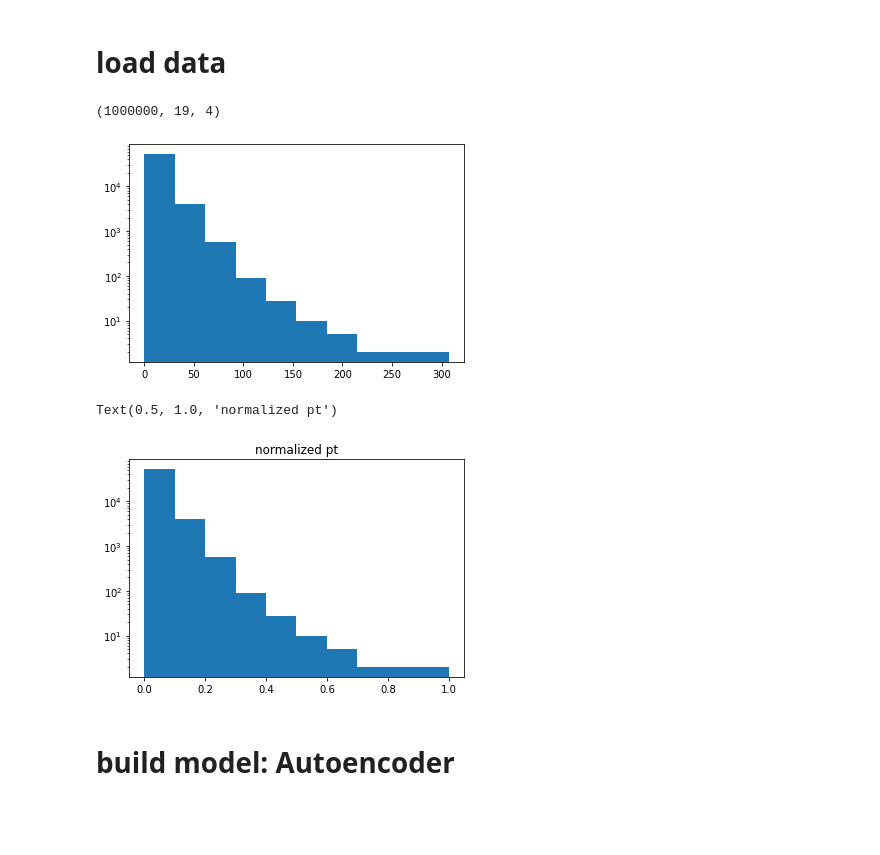
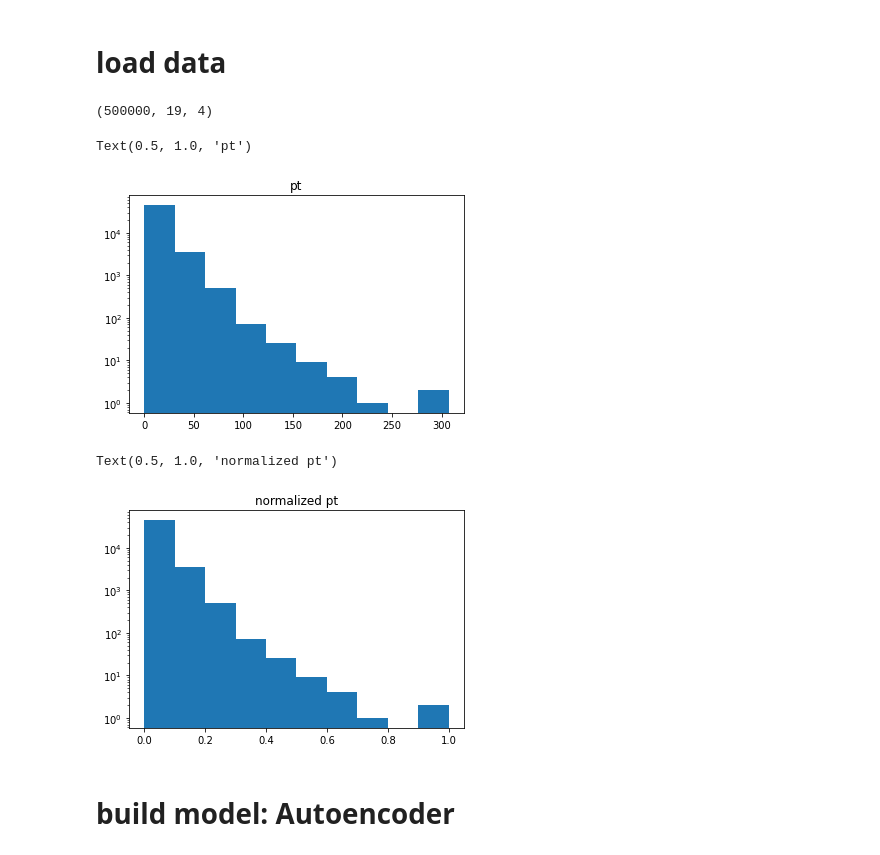
Before and after one commit to kingusiu/gravada, a Jupyter notebook: L1_autoencoding_main.ipynb, the cells around one changed output. Drawn from its saved outputs; the diff is of its cells as text; code cells hidden in the pictures; blank space fills up the shorter version.

```diff
--- a/L1_autoencoding_main.ipynb
+++ b/L1_autoencoding_main.ipynb
@@ -35,27 +35,30 @@ def make_adjacencies(particles):
 # %% [markdown]
 # load data
 # %%
-filename = '/home/kinga/dev/datasamples/L1_anomaly_challenge/background_training_1M.h5'
+filename = '/home/kinga/dev/datasamples/L1_anomaly_challenge/background_training_500K.h5'
 ff = h5py.File(filename, 'r')
 particles = np.asarray(ff.get('Particles'))
 # %%
 particles.shape
 # %% [output]
-(1000000, 19, 4)
+(500000, 19, 4)
 # %%
 nodes_n = particles.shape[1]
 feat_sz = particles.shape[2]
 # %%
 # features: array([b'Pt', b'Eta', b'Phi', b'Class'], dtype='|S5')
-particles_train = particles[:3000]
+batch_size = 128
+particles_train = particles[:batch_size*20]
 # %%
 A = make_adjacencies(particles_train)
 A_tilde = normalized_adjacency(A)
 # %%
 plt.hist(particles_train[:,:,0].flatten())
 plt.yscale('log')
+plt.title('pt')
 # %% [output]
+Text(0.5, 1.0, 'pt')
-[figure, old version]
+[figure, new version]
 # %%
 particles_train = normalize_features(particles_train)
 # %%
@@ -64,7 +67,7 @@ plt.yscale('log')
 plt.title('normalized pt')
 # %% [output]
 Text(0.5, 1.0, 'normalized pt')
-[figure, old version]
+[figure, new version]
 # %% [markdown]
 # build model: Autoencoder
 # %%
```
Also changed, not shown: parts of 33 cells of this notebook, 4 other files.
